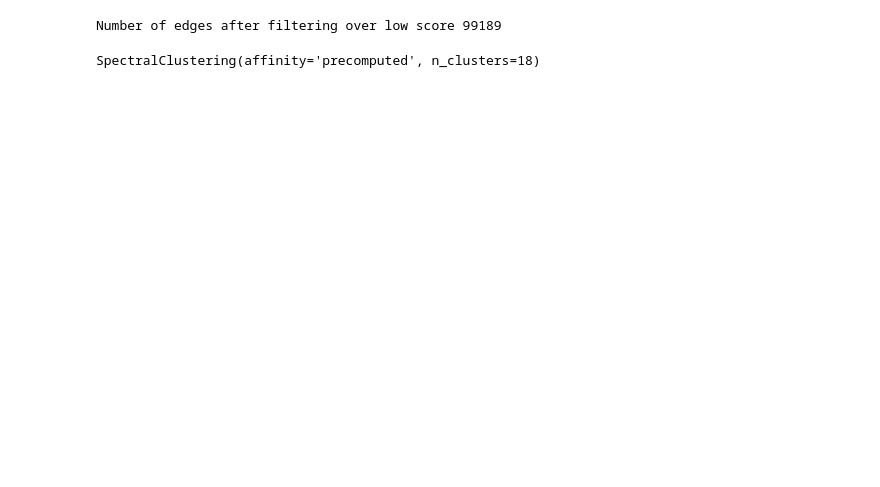
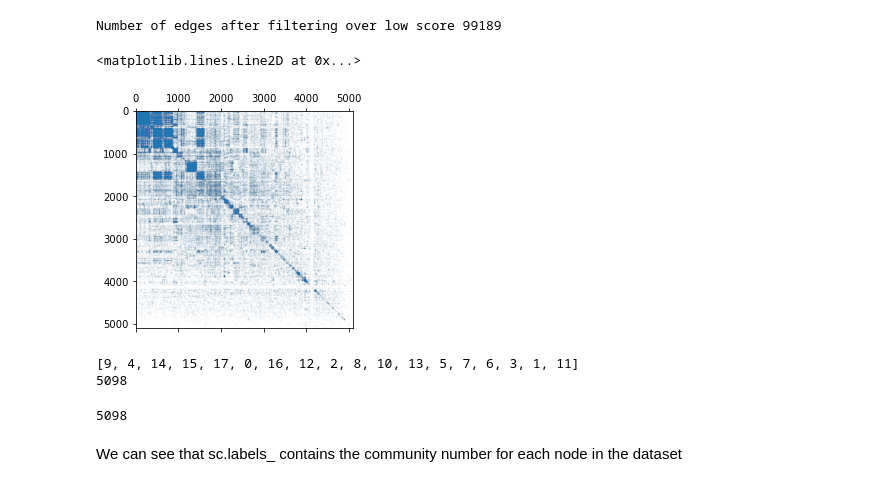
Before and after one commit to Pilex1/math-bcmb3888, a Jupyter notebook: Gas_EDA.ipynb, the cells around one changed output. Cells and saved outputs as stored; diff of their text form; code cells hidden in the pictures; blank space fills up the shorter version.

Commit message:
Spectral clust

```diff
--- a/Gas_EDA.ipynb
+++ b/Gas_EDA.ipynb
@@ -34,4 +34,9 @@ Number of edges after filtering over low score 99189
 # %%
 A =nx.adjacency_matrix(G)
 node_list = list(G.nodes())
+# %%
+plt.spy(A, markersize=0.01)
+# %% [output]
+<matplotlib.lines.Line2D at 0x...>
+[figure, added]
 # %%
@@ -39,4 +44,18 @@ sc = SpectralClustering(18, affinity='precomputed', n_init=10).fit(A)
-# %%
-sc
-# %% [output]
-SpectralClustering(affinity='precomputed', n_clusters=18)
+# %%
+l = []
+i=0
+for lab in sc.labels_:
+    i+=1
+    if lab in l:
+        pass
+    else:
+        l.append(lab)
+print(l)
+print(i)
+len(G.nodes)
+# %% [output]
+[9, 4, 14, 15, 17, 0, 16, 12, 2, 8, 10, 13, 5, 7, 6, 3, 1, 11]
+5098
+5098
+# %% [markdown]
+We can see that sc.labels_ contains the community number for each node in the dataset
```
Also changed, not shown: parts of 1 cell of this notebook, 1 other file.
